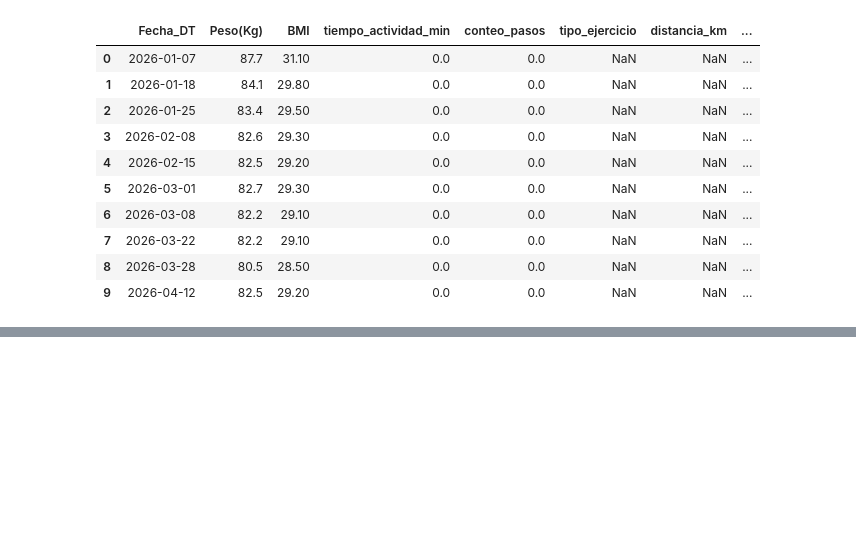
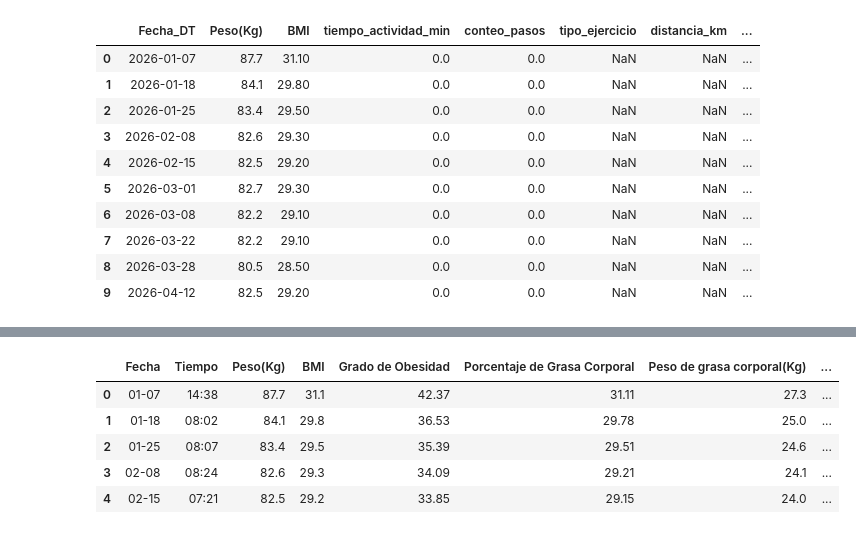
Before and after one commit to GabyPaolaING/Machine-Learning, a Jupyter notebook: P2P1.- INTEGRACIÓN MULTIFUENTE DE DATOS .ipynb, the cells around one changed output, grey strips where cells are left out. Saved outputs shown, nothing was run; the diff lists cells and outputs as text; code cells hidden in the pictures; blank space fills up the shorter version.

```diff
--- a/P2P1.- INTEGRACIÓN MULTIFUENTE DE DATOS .ipynb
+++ b/P2P1.- INTEGRACIÓN MULTIFUENTE DE DATOS .ipynb
@@ -1487,0 +1506,14 @@ Columnas finales:
+# %%
+
+import pandas as pd
+
+# Leer el Excel sin asignar encabezados automáticamente
+vista_excel = pd.read_excel(
+    'Datos.xlsx',
+    header=None,
+    nrows=10
+)
+
+# Mostrar las primeras 10 filas completas
+pd.set_option('display.max_columns', None)
+display(vista_excel)
@@ -1487,0 +1532,62 @@ Columnas finales:
+# %%
+
+import pandas as pd
+import numpy as np
+import sqlite3
+import json
+
+# ------------------------------------------------------------
+# 1. Cargar el Excel usando la fila correcta como encabezado
+# ------------------------------------------------------------
+
+df_base = pd.read_excel('Datos.xlsx', header=3)
+
+# Eliminar columnas completamente vacías, si existen
+df_base = df_base.dropna(axis=1, how='all')
+
+# Limpiar espacios en los nombres de las columnas
+df_base.columns = df_base.columns.astype(str).str.strip()
+
+print("Columnas encontradas:")
+print(df_base.columns.tolist())
+
+# ------------------------------------------------------------
+# 2. Convertir las fechas al año 2026
+# ------------------------------------------------------------
+
+# Las fechas del archivo tienen formato mes-día, por ejemplo 08-16.
+# Se indica explícitamente el formato para evitar confusiones.
+
+df_base['Fecha_DT'] = pd.to_datetime(
+    '2026-' + df_base['Fecha'].astype(str).str.strip(),
+    format='%Y-%m-%d',
+    errors='coerce'
+)
+
+# Convertir las variables biométricas a números
+columnas_numericas = [
+    'Peso(Kg)',
+    'BMI',
+    'Porcentaje de Grasa Corporal',
+    'Agua(%)',
+    'Musculos(%)'
+]
+
+for columna in columnas_numericas:
+    if columna in df_base.columns:
+        df_base[columna] = pd.to_numeric(
+            df_base[columna], errors='coerce'
+        )
+
+# Eliminar filas sin fecha válida
+df_base = df_base.dropna(subset=['Fecha_DT']).copy()
+
+# Ordenar de la fecha más antigua a la más reciente
+df_base = df_base.sort_values('Fecha_DT').reset_index(drop=True)
+
+print("\nPrimeras cinco mediciones:")
+display(df_base.head())
+
+print("\nÚltimas cinco mediciones:")
+display(df_base.tail())
+# %% [output]
@@ -1487,0 +1598,6 @@ Columnas finales:
+|  | Fecha | Tiempo | Peso(Kg) | BMI | Grado de Obesidad | Porcentaje de Grasa Corporal | Peso de grasa corporal(Kg) | ... |
+| 0 | 01-07 | 14:38 | 87.7 | 31.1 | 42.37 | 31.11 | 27.3 | ... |
+| 1 | 01-18 | 08:02 | 84.1 | 29.8 | 36.53 | 29.78 | 25.0 | ... |
+| 2 | 01-25 | 08:07 | 83.4 | 29.5 | 35.39 | 29.51 | 24.6 | ... |
+| 3 | 02-08 | 08:24 | 82.6 | 29.3 | 34.09 | 29.21 | 24.1 | ... |
+| 4 | 02-15 | 07:21 | 82.5 | 29.2 | 33.85 | 29.15 | 24.0 | ... |
```
Also changed, not shown: parts of 16 cells of this notebook.
